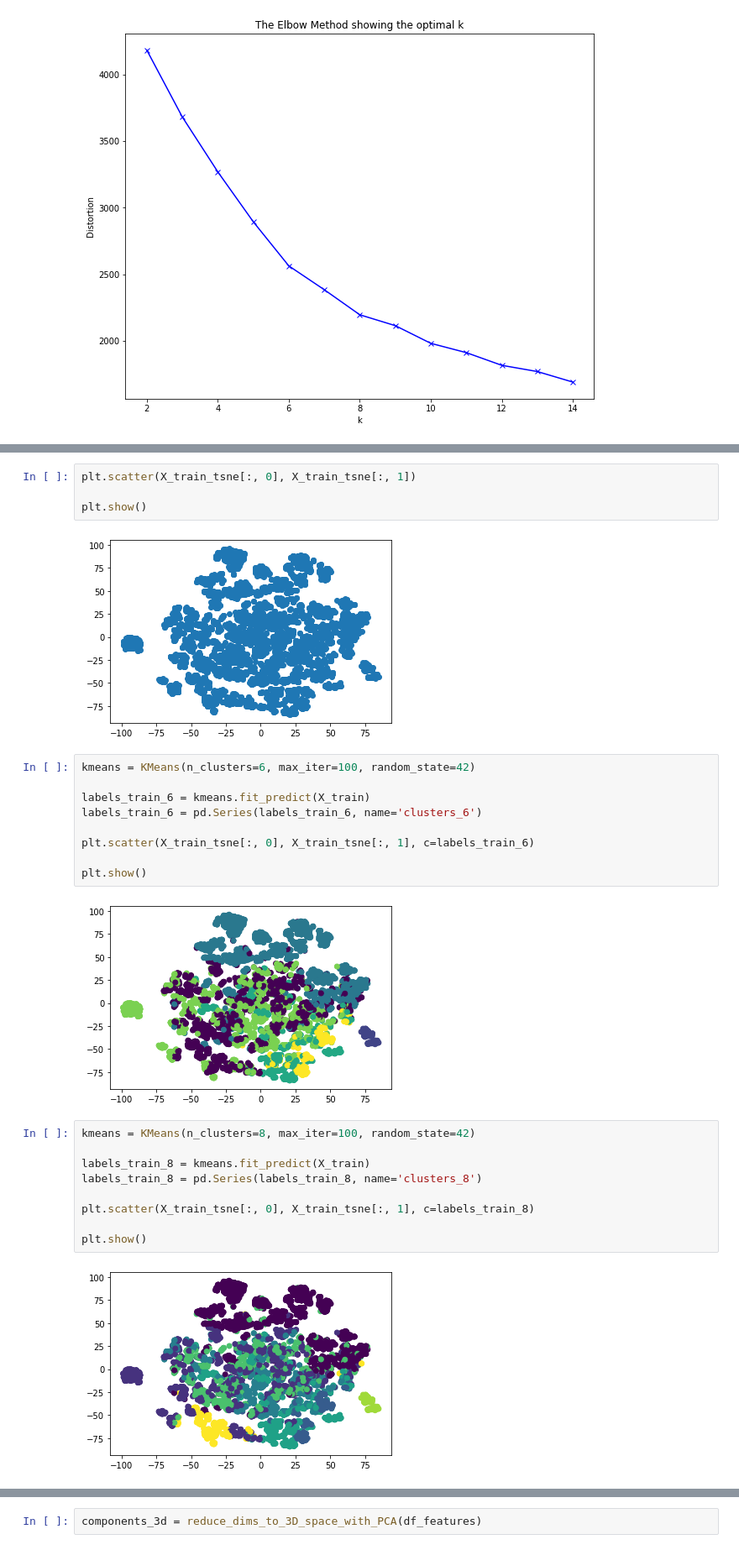
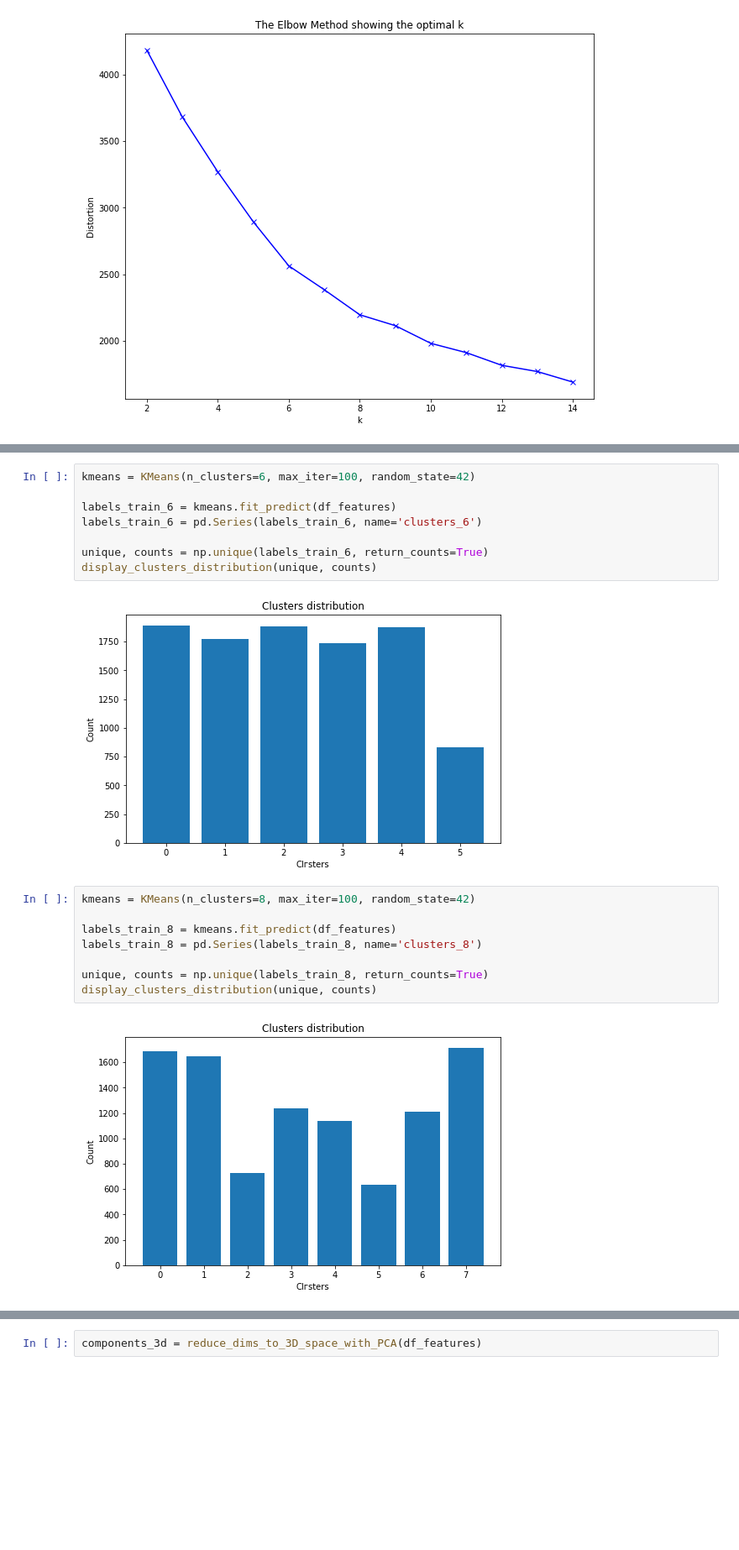
Before and after one commit to comrade747/python, a Jupyter notebook: project_task/ErshovAA_workbook1.ipynb, the cells around one changed output, grey strips where cells are left out. Shown at 84% size. Drawn from its saved outputs; the diff is of its cells as text; blank space fills up the shorter version.

```diff
--- a/project_task/ErshovAA_workbook1.ipynb
+++ b/project_task/ErshovAA_workbook1.ipynb
@@ -822,28 +814,20 @@ print('После:\t{}'.format(X_train_tsne.shape))
-# %%
-plt.scatter(X_train_tsne[:, 0], X_train_tsne[:, 1])
-
-plt.show()
-# %% [output]
-[figure, removed]
 # %%
 kmeans = KMeans(n_clusters=6, max_iter=100, random_state=42)
 
-labels_train_6 = kmeans.fit_predict(X_train)
+labels_train_6 = kmeans.fit_predict(df_features)
 labels_train_6 = pd.Series(labels_train_6, name='clusters_6')
 
-plt.scatter(X_train_tsne[:, 0], X_train_tsne[:, 1], c=labels_train_6)
-
-plt.show()
+unique, counts = np.unique(labels_train_6, return_counts=True)
+display_clusters_distribution(unique, counts)
 # %% [output]
-[figure, old version]
+[figure, new version]
 # %%
 kmeans = KMeans(n_clusters=8, max_iter=100, random_state=42)
 
-labels_train_8 = kmeans.fit_predict(X_train)
+labels_train_8 = kmeans.fit_predict(df_features)
 labels_train_8 = pd.Series(labels_train_8, name='clusters_8')
 
-plt.scatter(X_train_tsne[:, 0], X_train_tsne[:, 1], c=labels_train_8)
-
-plt.show()
+unique, counts = np.unique(labels_train_8, return_counts=True)
+display_clusters_distribution(unique, counts)
 # %% [output]
-[figure, old version]
+[figure, new version]
```
Also changed, not shown: parts of 22 cells of this notebook.
